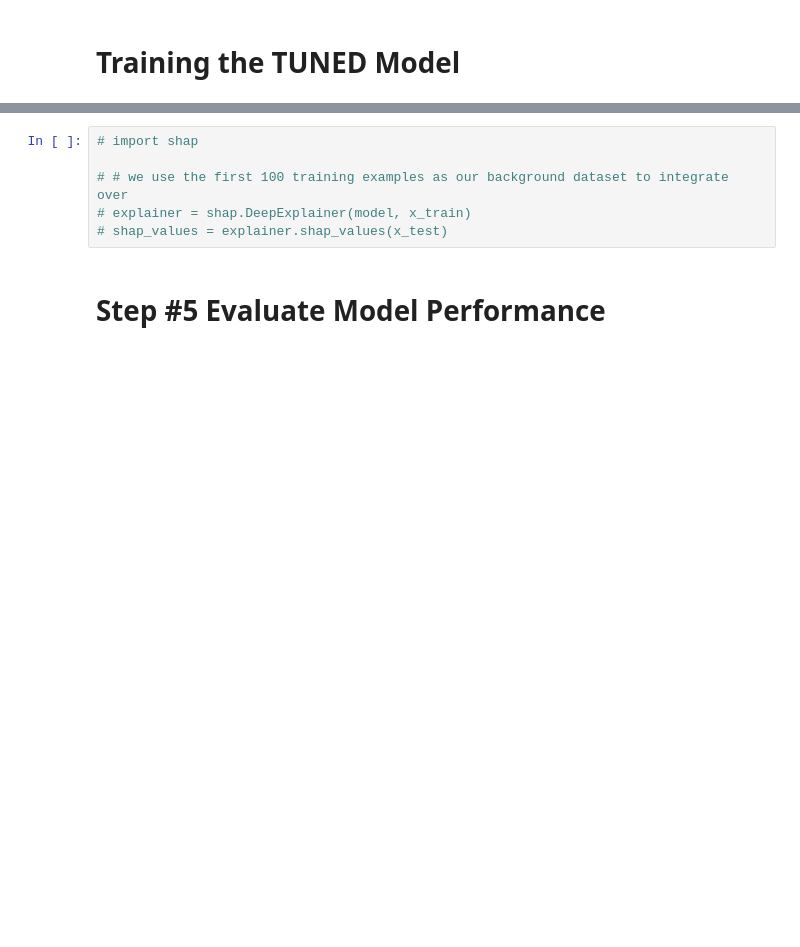
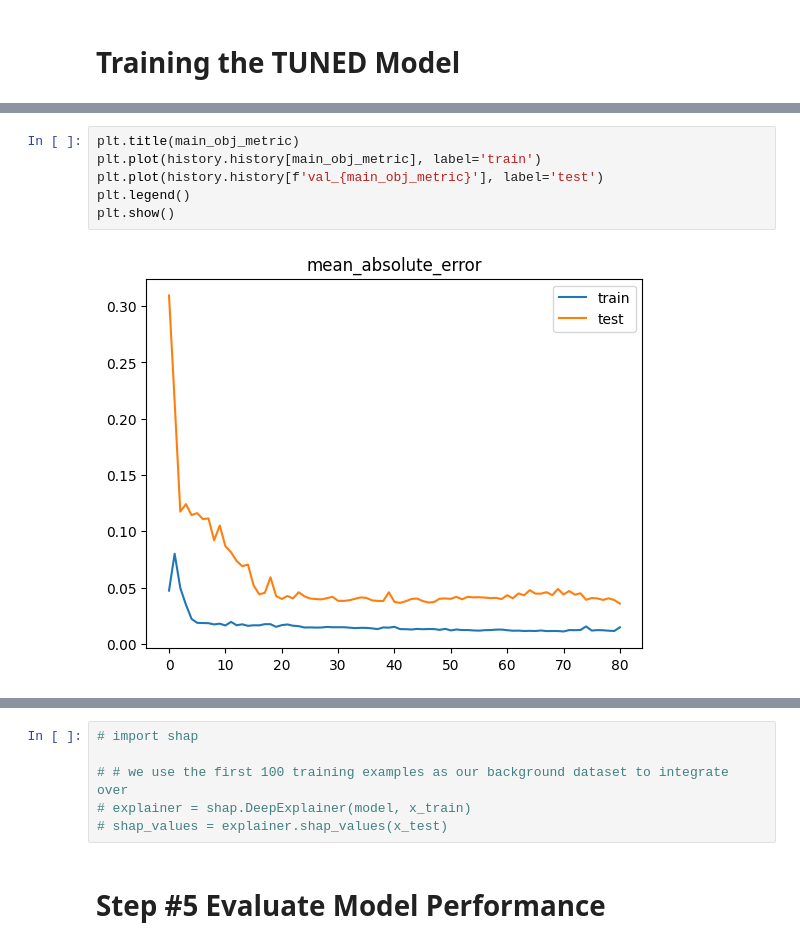
Before and after one commit to technqvi/TimeSeriesML-FinMarket, a Jupyter notebook: lstm-tune-dev/Tuned-MultiVarToManyOutputLSTM.ipynb, the cells around one changed output, grey strips where cells are left out. Drawn from its saved outputs; the diff is of its cells as text; blank space fills up the shorter version.

```diff
--- a/lstm-tune-dev/Tuned-MultiVarToManyOutputLSTM.ipynb
+++ b/lstm-tune-dev/Tuned-MultiVarToManyOutputLSTM.ipynb
@@ -540,0 +555,8 @@ plt.show()
+# %%
+plt.title(main_obj_metric)
+plt.plot(history.history[main_obj_metric], label='train')
+plt.plot(history.history[f'val_{main_obj_metric}'], label='test')
+plt.legend()
+plt.show()
+# %% [output]
+[figure, added]
```
Also changed, not shown: parts of 19 cells of this notebook.
